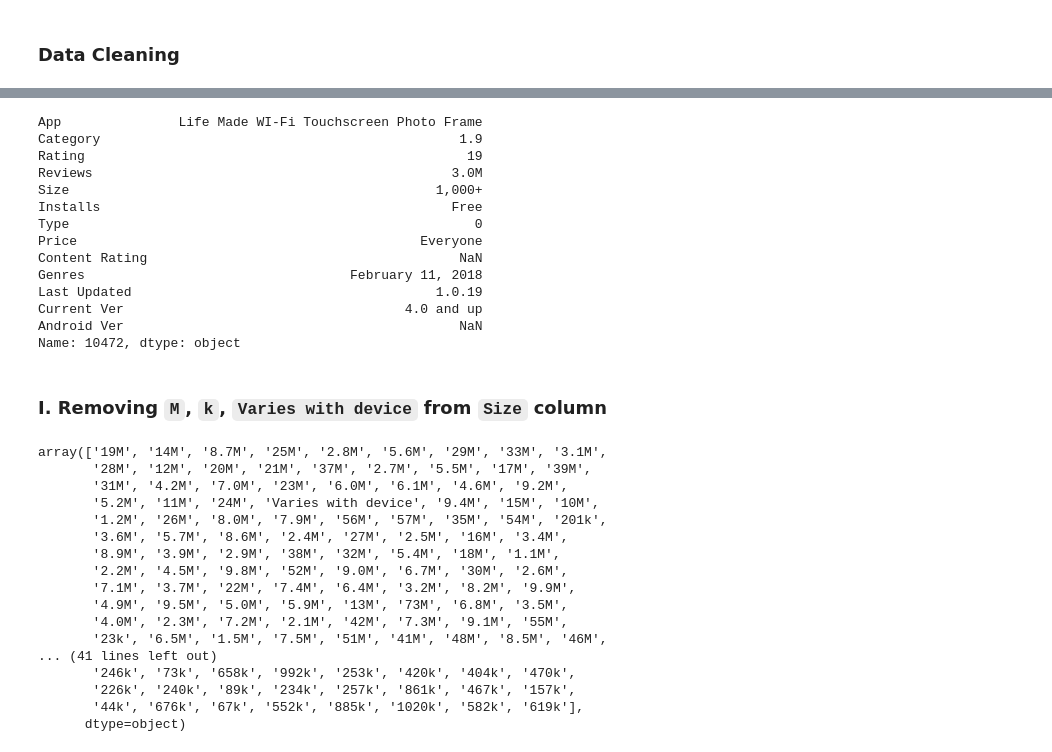
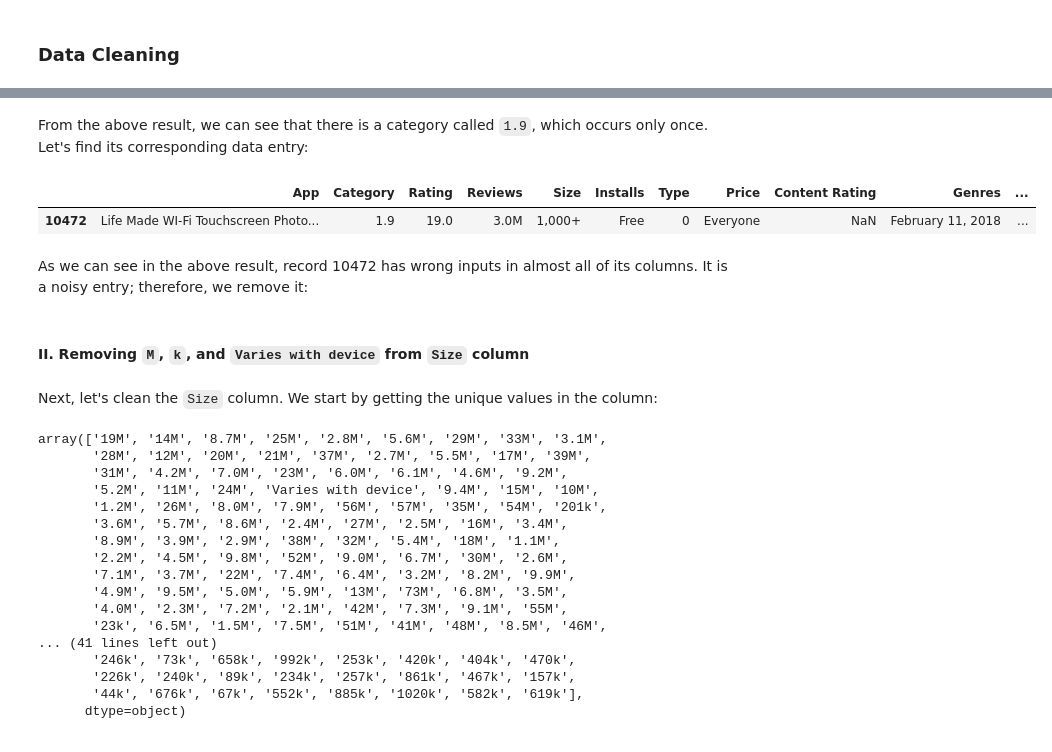
Before and after one commit to Logician724/play-store-analysis, a Jupyter notebook: notebook.ipynb, the cells around one changed output, grey strips where cells are left out. Cells and saved outputs as stored; diff of their text form; code cells hidden in the pictures.

```diff
--- a/notebook.ipynb
+++ b/notebook.ipynb
@@ -92,23 +101,18 @@ As shown above, the adjunct review data consists of 5 features:
+# %% [markdown]
+From the above result, we can see that there is a category called `1.9`, which occurs only once. Let's find its corresponding data entry:
+# %%
+apps_df[apps_df['Category'] == '1.9']
+# %% [output]
+|  | App | Category | Rating | Reviews | Size | Installs | Type | Price | Content Rating | Genres | ... |
+| 10472 | Life Made WI-Fi Touchscreen Photo... | 1.9 | 19.0 | 3.0M | 1,000+ | Free | 0 | Everyone | NaN | February 11, 2018 | ... |
+# %% [markdown]
+As we can see in the above result, record 10472 has wrong inputs in almost all of its columns. It is a noisy entry; therefore, we remove it:
 # %%
-print(apps_df.loc[10472])
 apps_df = apps_df.drop(10472)
-# %% [output]
-App               Life Made WI-Fi Touchscreen Photo Frame
-Category                                              1.9
-Rating                                                 19
-Reviews                                              3.0M
-Size                                               1,000+
-Installs                                             Free
-Type                                                    0
-Price                                            Everyone
-Content Rating                                        NaN
-Genres                                  February 11, 2018
-Last Updated                                       1.0.19
-Current Ver                                    4.0 and up
-Android Ver                                           NaN
-Name: 10472, dtype: object
 # %% [markdown]
-### I. Removing `M`, `k`, `Varies with device` from `Size` column
+#### II. Removing `M`, `k`, and `Varies with device` from `Size` column
+# %% [markdown]
+Next, let's clean the `Size` column. We start by getting the unique values in the column:
 # %%
 apps_df['Size'].unique()
 # %% [output]
```
Also changed, not shown: parts of 20 cells of this notebook.
